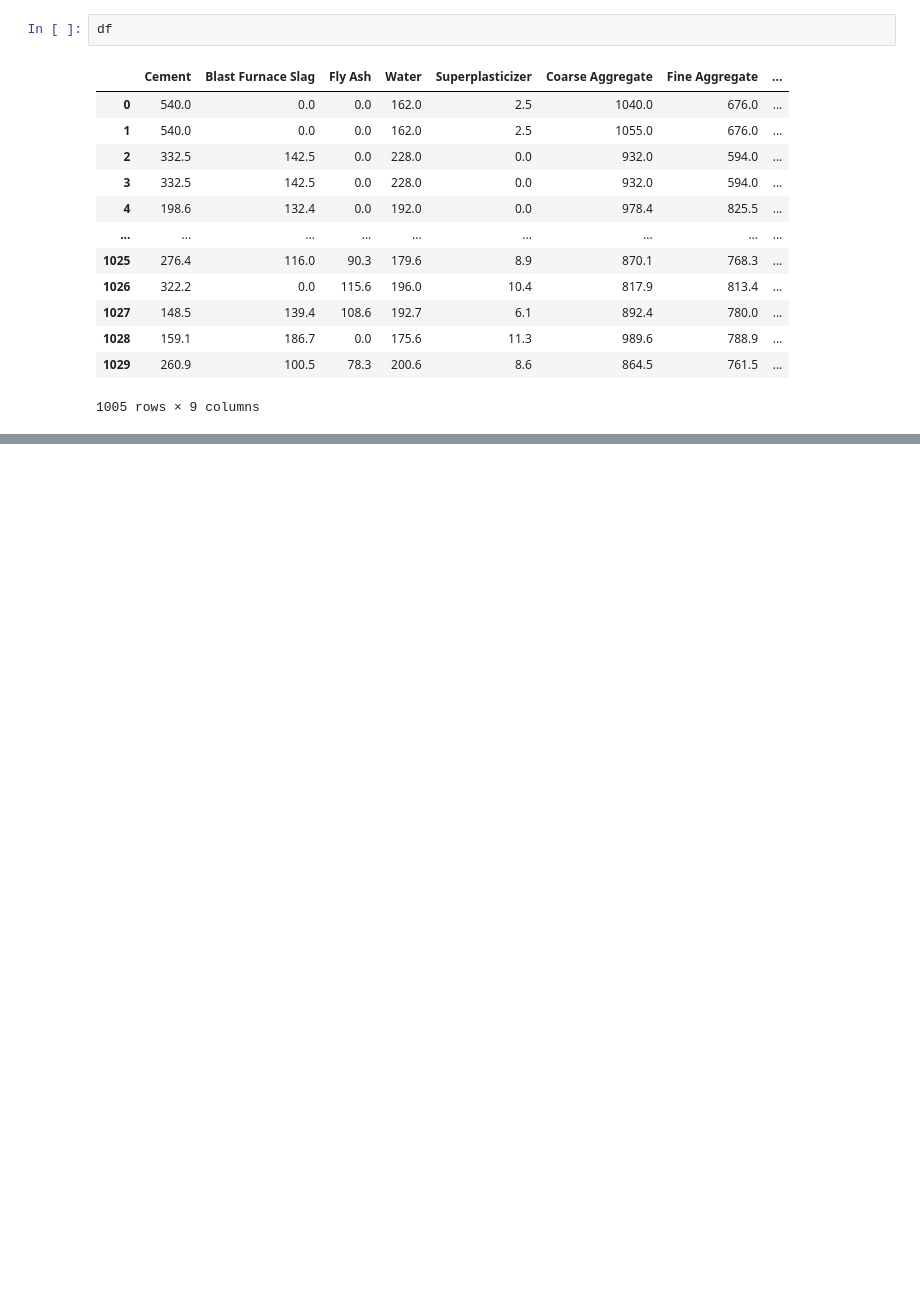
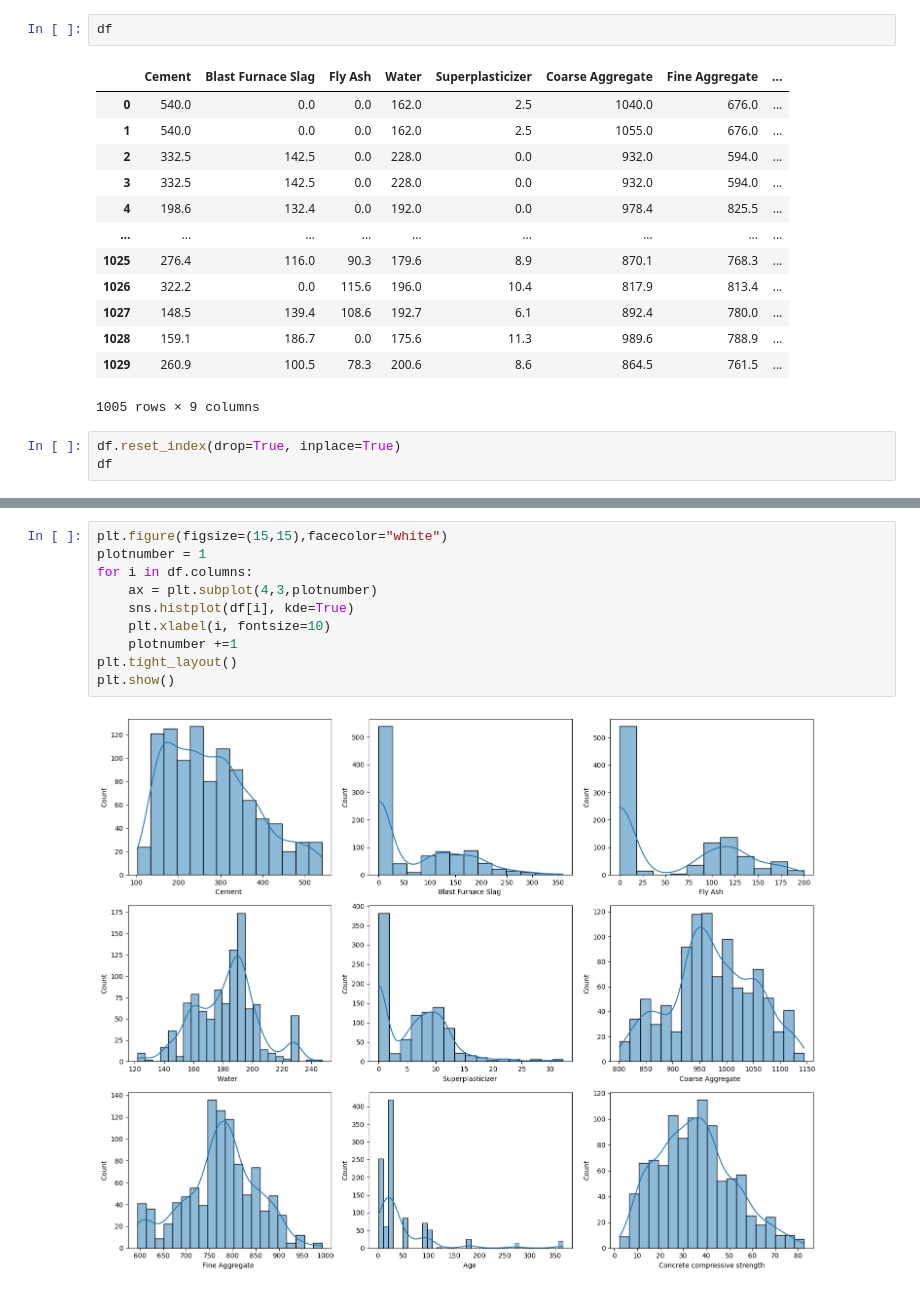
Before and after one commit to Shrungadithyaan/Cement_Strength_Analysis_1, a Jupyter notebook: Cement_Strength_Analysis_1.ipynb, the cells around one changed output, grey strips where cells are left out. Saved outputs shown, nothing was run; the diff lists cells and outputs as text; blank space fills up the shorter version.

```diff
--- a/Cement_Strength_Analysis_1.ipynb
+++ b/Cement_Strength_Analysis_1.ipynb
@@ -143,3 +143,6 @@ df
 | 1028 | 159.1 | 186.7 | 0.0 | 175.6 | 11.3 | 989.6 | 788.9 | ... |
 | 1029 | 260.9 | 100.5 | 78.3 | 200.6 | 8.6 | 864.5 | 761.5 | ... |
 1005 rows × 9 columns
+# %%
+df.reset_index(drop=True, inplace=True)
+df
@@ -145,0 +163,12 @@ df
+# %%
+plt.figure(figsize=(15,15),facecolor="white")
+plotnumber = 1
+for i in df.columns:
+    ax = plt.subplot(4,3,plotnumber)
+    sns.histplot(df[i], kde=True)
+    plt.xlabel(i, fontsize=10)
+    plotnumber +=1
+plt.tight_layout()
+plt.show()
+# %% [output]
+[figure, added]
```
Also changed, not shown: parts of 21 cells of this notebook.
